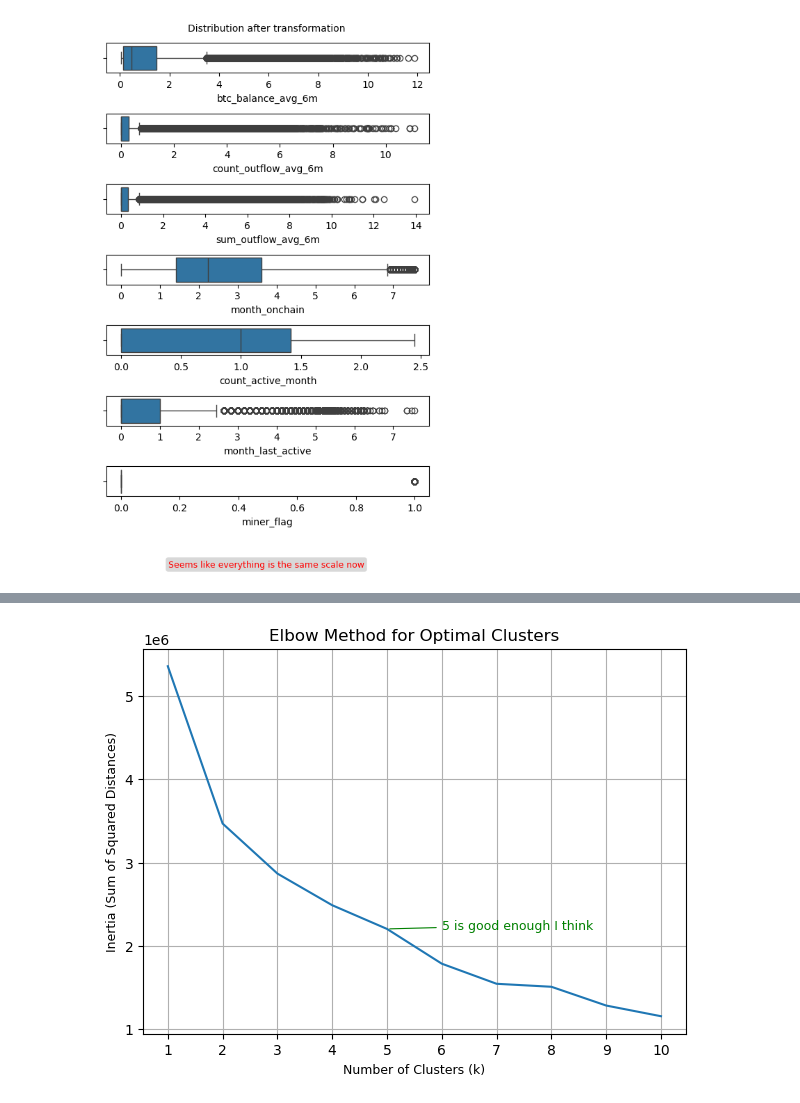
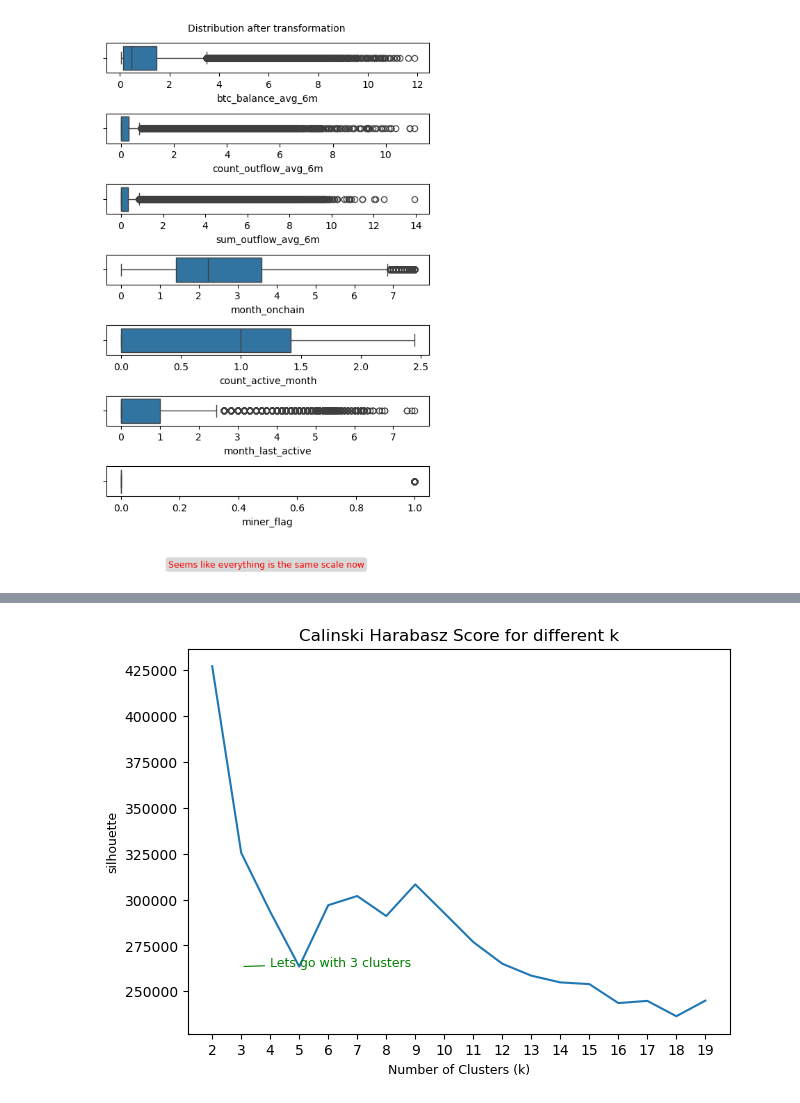
Before and after one commit to tpminh4394/btc_blockchain_etl_analysis, a Jupyter notebook: Step 5 simple onchain analysis.ipynb, the cells around one changed output, grey strips where cells are left out. Cells and saved outputs as stored; diff of their text form; code cells hidden in the pictures.

```diff
--- a/Step 5 simple onchain analysis.ipynb
+++ b/Step 5 simple onchain analysis.ipynb
@@ -27,6 +28,7 @@ def read_sql(query):
 # %%
 accu_path =  "/Users/tpminh/Downloads/Roboto,Roboto_Mono/Roboto/static/Roboto-Regular.ttf"
 font_manager.fontManager.addfont(accu_path)
+matplotlib.rcParams['font.family'] = 'Roboto'
 # %% [markdown]
 ## **We can start looking at number of address and its balance overtime**
 # %%
@@ -432,7 +434,7 @@ plt.show()
 ### +number of months the address was on chain
 ### I will be using k-means with report month as of 201310. Note that this is just for fun and I am aware that a person most certainly possess more than 1 addresses which makes the analysis for single address as a single entity nonsense
 # %%
-#df_cluster = read_sql('select * from minhtp_cluster_feature_percentile_2')
+df_cluster = read_sql('select * from minhtp_cluster_feature_percentile_2')
 print('Columns to be used:')
 print(df_cluster.columns)
 # %% [output]
@@ -520,33 +538,32 @@ plt.show()
 # %%
 from sklearn.cluster import KMeans
 
 # Step 1: Define a range of cluster numbers
-inertia = []
-k_range = range(1, 11)  # Test k values from 1 to 10
+silhouette = []
+k_range = range(2, 20)  # Test k values from 1 to 10
 
 # Step 2: Calculate inertia for each k
 for k in k_range:
     kmeans = KMeans(n_clusters=k, random_state=42)
     kmeans.fit(data_scaled)
-    inertia.append(kmeans.inertia_)  # Sum of squared distances
-
+    score = calinski_harabasz_score(data_scaled,kmeans.labels_)
+    silhouette.append(score)
 # Step 3: Plot the elbow curve
 plt.figure(figsize=(7, 5))
-sns.lineplot(x = k_range , y = inertia)
-plt.title("Elbow Method for Optimal Clusters", fontsize=12)
+sns.lineplot(x = k_range , y = silhouette)
+plt.title("Calinski Harabasz Score for different k", fontsize=12)
 plt.xlabel("Number of Clusters (k)", fontsize=9)
-plt.ylabel("Inertia (Sum of Squared Distances)", fontsize=9)
+plt.ylabel("silhouette", fontsize=9)
 plt.xticks(k_range)
 plt.annotate(
-    '5 is good enough I think',  # Annotation text
-    xy=(5, inertia[4] ) , # Point to annotate
-    xytext=(5 + 1, inertia[4]  + 5),  # Text position
+    'Lets go with 3 clusters',  # Annotation text
+    xy=(3, silhouette[3] ) , # Point to annotate
+    xytext=(3 + 1, silhouette[3]  + 5),  # Text position
     arrowprops=dict(arrowstyle='-', color='green', lw=0.8),  # Minimal arrow
     fontsize=9,
     color='green'
 )
-plt.grid(True)
 plt.show()
 # %% [output]
-[figure, old version]
+[figure, new version]
 # %%
```
Also changed, not shown: parts of 7 cells of this notebook.
